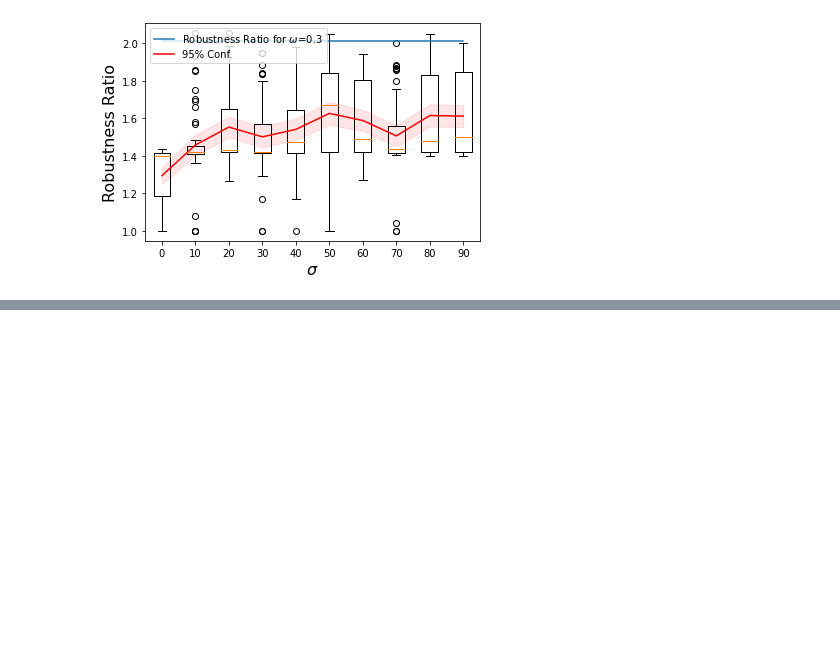
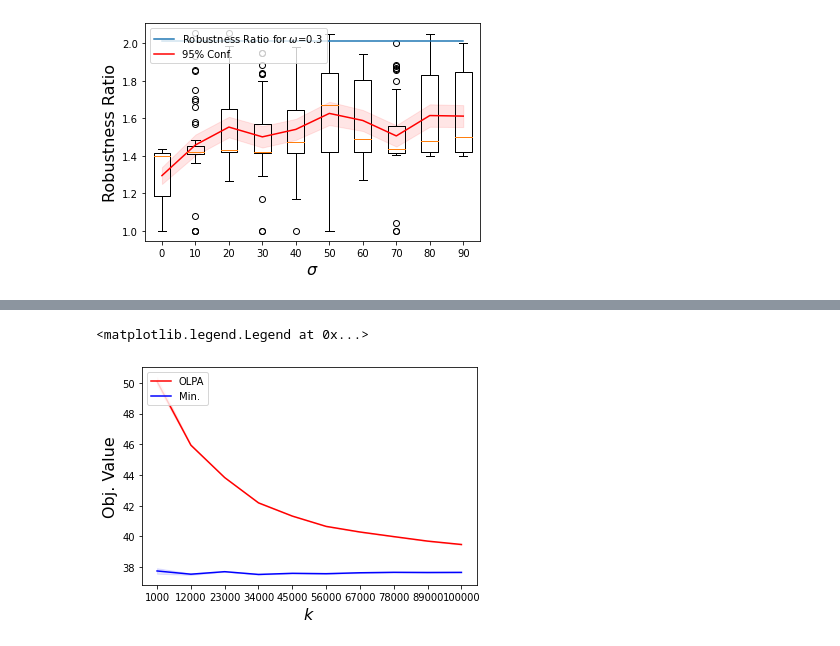
Before and after one commit to majid-khonji/rent-or-buy, a Jupyter notebook: test.ipynb, the cells around one changed output, grey strips where cells are left out. Saved outputs shown, nothing was run; the diff lists cells and outputs as text; code cells hidden in the pictures; blank space fills up the shorter version.

Commit message:
OLPA implemented

```diff
--- a/test.ipynb
+++ b/test.ipynb
@@ -187,0 +235,29 @@ plt.legend(loc='upper left')
+# %%
+avg_w = np.mean(w_vals, axis=1)
+avg_min = np.mean(min_vals, axis=1)
+ci_w = 1.96 * np.std(w_vals,axis=1)/np.sqrt(repeat)
+ci_min = 1.96 * np.std(min_vals,axis=1)/np.sqrt(repeat)
+
+
+
+plt.clf()
+plt.xlabel("$k$", fontsize=16)
+plt.ylabel("Obj. Value", fontsize=16)
+
+# plt.boxplot(r_ratio.transpose());
+
+positions = np.arange(1, len(std_list)+1)
+
+plt.plot(positions, avg_w, label="OLPA", color='r')
+plt.fill_between(positions, (avg_w-ci_w), (avg_w+ci_w), color='r', alpha=.1)
+
+plt.plot(positions, avg_min, label="Min.", color='b')
+plt.fill_between(positions, (avg_min-ci_min), (avg_min+ci_min), color='b', alpha=.1)
+
+
+formated_list = [elem for elem in k_list ]
+plt.xticks(positions, formated_list);
+plt.legend(loc='upper left')
+# %% [output]
+<matplotlib.legend.Legend at 0x...>
+[figure, added]
```
Also changed, not shown: parts of 8 cells of this notebook, 2 other files.
